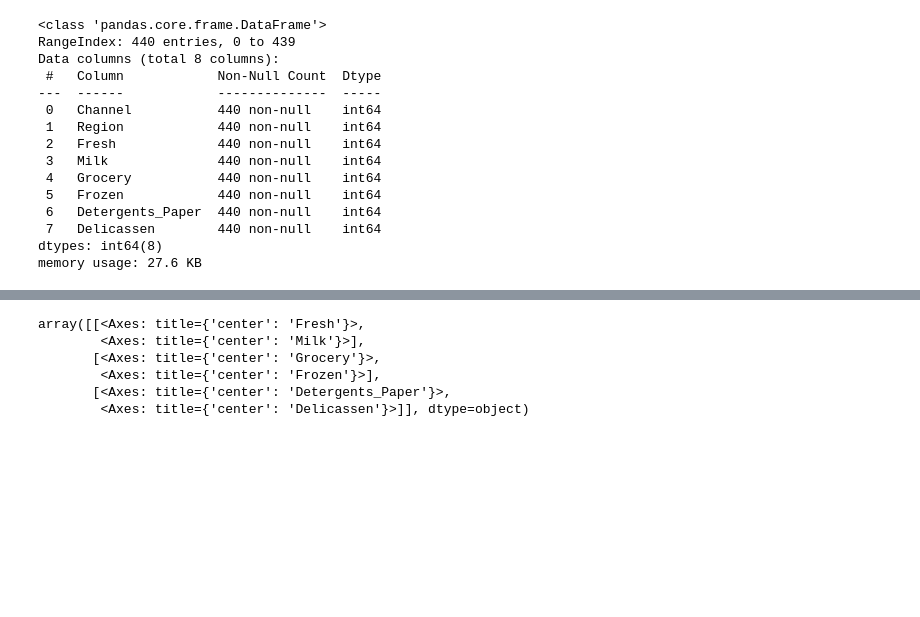
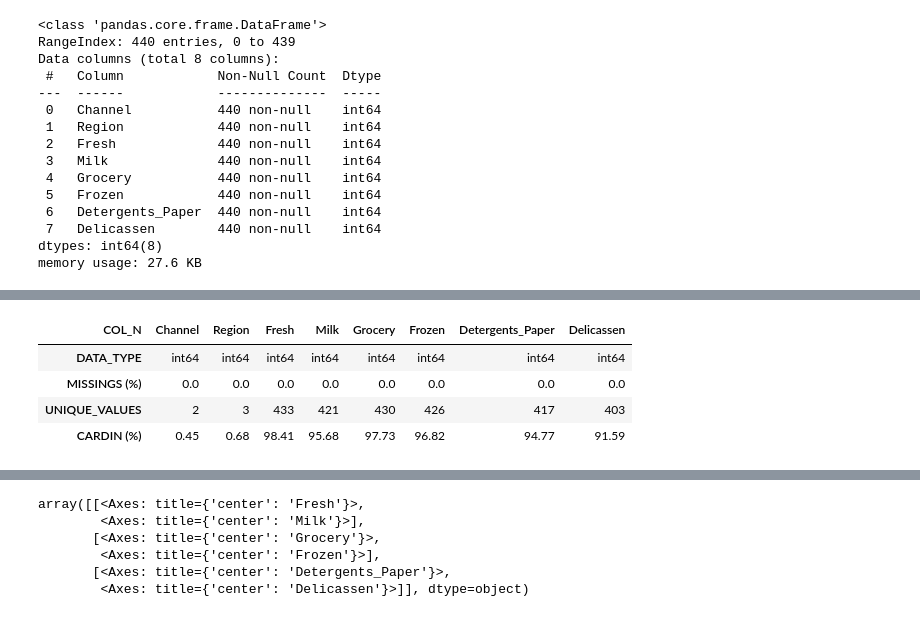
Before and after one commit to patrii10/ML_Customer_Segmentation, a Jupyter notebook: src/notebooks/EDA_inicial.ipynb, the cells around one changed output, grey strips where cells are left out. Cells and saved outputs as stored; diff of their text form; code cells hidden in the pictures; blank space fills up the shorter version.

```diff
--- a/src/notebooks/EDA_inicial.ipynb
+++ b/src/notebooks/EDA_inicial.ipynb
@@ -47,0 +53,8 @@ df.describe()
+# %%
+ut.data_report(df)
+# %% [output]
+| COL_N | Channel | Region | Fresh | Milk | Grocery | Frozen | Detergents_Paper | Delicassen |
+| DATA_TYPE | int64 | int64 | int64 | int64 | int64 | int64 | int64 | int64 |
+| MISSINGS (%) | 0.0 | 0.0 | 0.0 | 0.0 | 0.0 | 0.0 | 0.0 | 0.0 |
+| UNIQUE_VALUES | 2 | 3 | 433 | 421 | 430 | 426 | 417 | 403 |
+| CARDIN (%) | 0.45 | 0.68 | 98.41 | 95.68 | 97.73 | 96.82 | 94.77 | 91.59 |
```
Also changed, not shown: parts of 18 cells of this notebook, 1 other file.
